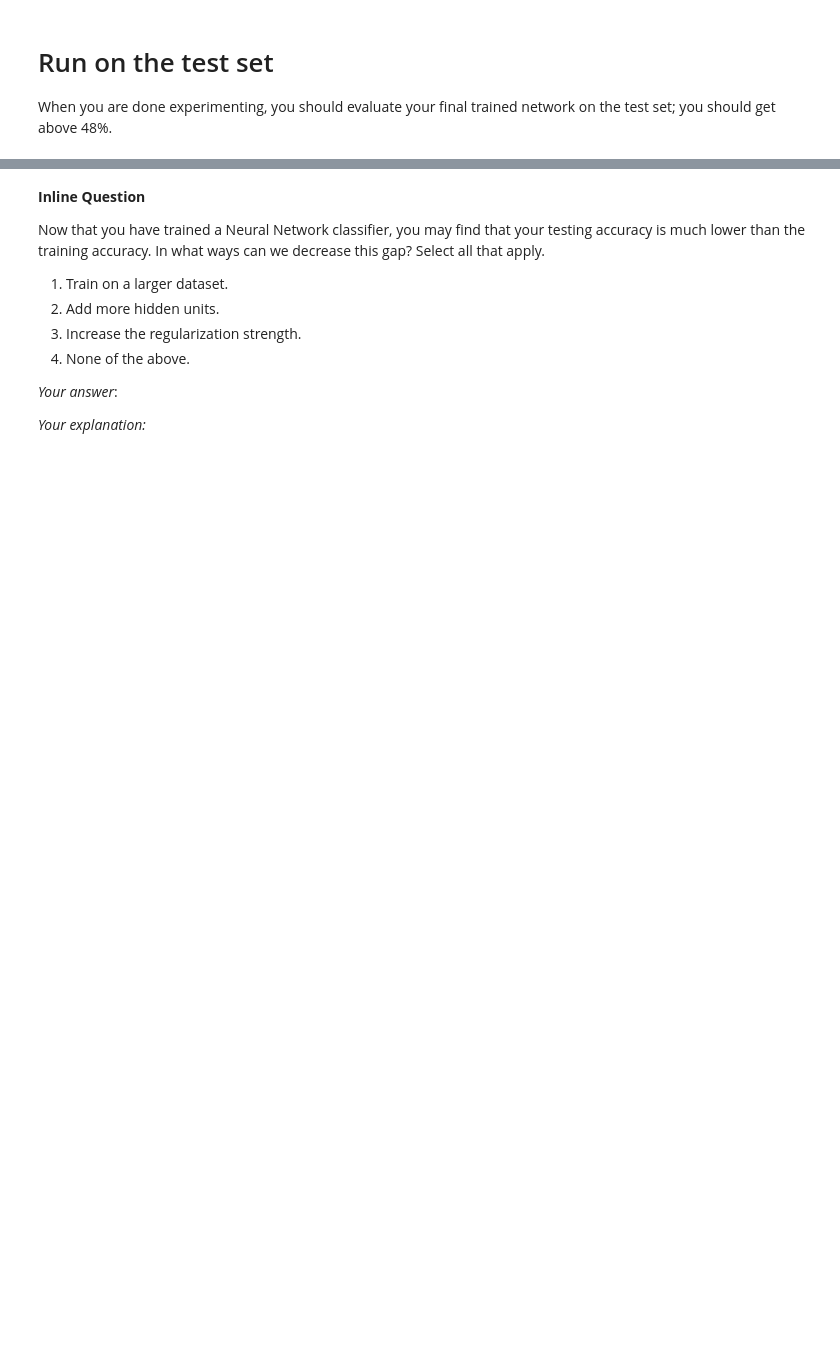
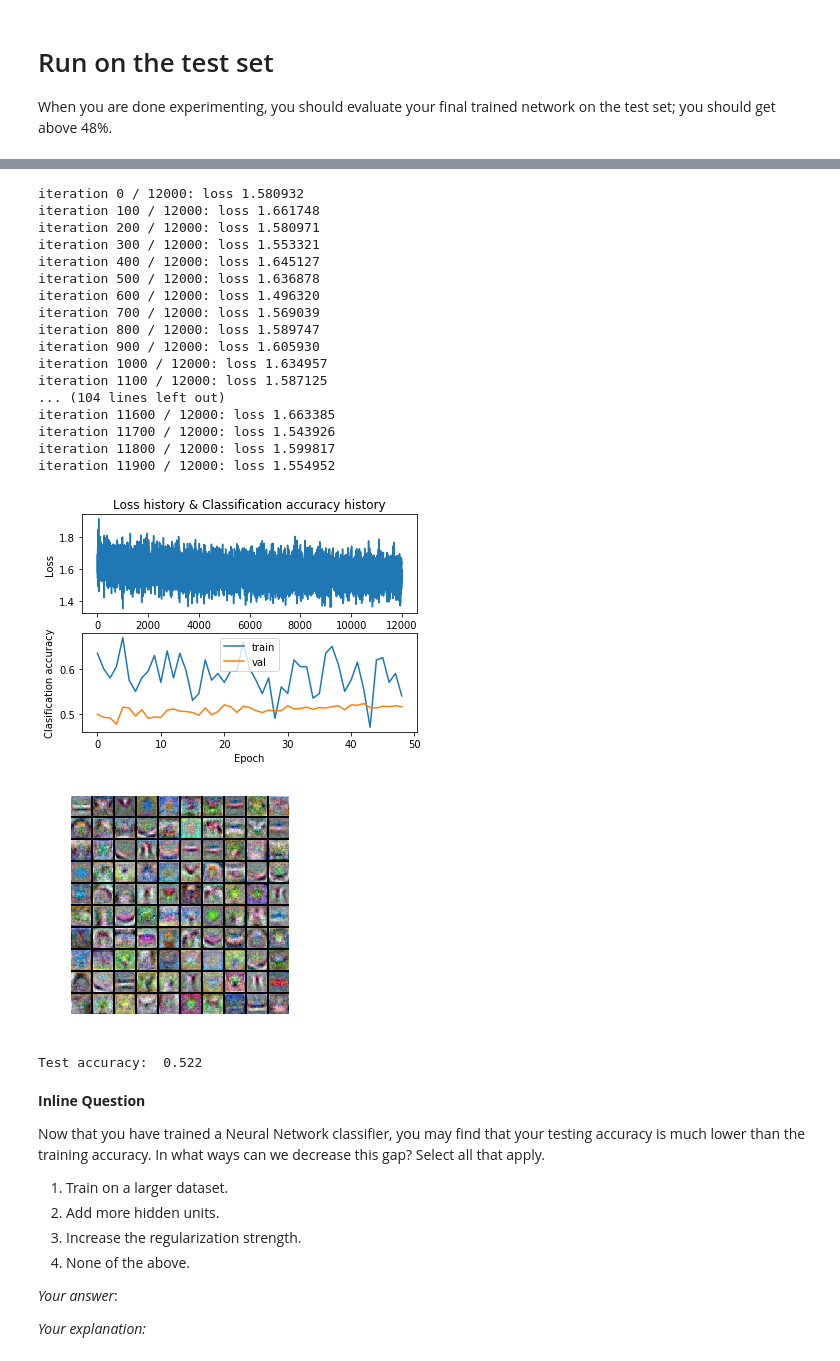
Before and after one commit to caerulea3/cs231n-201812, a Jupyter notebook: assignment1/two_layer_net.ipynb, the cells around one changed output, grey strips where cells are left out. Drawn from its saved outputs; the diff is of its cells as text; code cells hidden in the pictures; blank space fills up the shorter version.

```diff
--- a/assignment1/two_layer_net.ipynb
+++ b/assignment1/two_layer_net.ipynb
@@ -367,3 +378,33 @@ Test accuracy:  0.257
+# %%
+best_net = best_stats['best_net']
+stats = best_net.train(X_train, y_train, X_val, y_val,
+                num_iters=12000, batch_size=200,
+                learning_rate=best_stats['learning_rate'], learning_rate_decay=0.95,
+                reg=best_stats['regularization_str'], verbose=True)
+show_net_weights(best_net, stats)
+test_acc = (best_net.predict(X_test) == y_test).mean()
+print('Test accuracy: ', test_acc)
+# %% [output]
+iteration 0 / 12000: loss 1.580932
+iteration 100 / 12000: loss 1.661748
+iteration 200 / 12000: loss 1.580971
+iteration 300 / 12000: loss 1.553321
+iteration 400 / 12000: loss 1.645127
+iteration 500 / 12000: loss 1.636878
+iteration 600 / 12000: loss 1.496320
+iteration 700 / 12000: loss 1.569039
+iteration 800 / 12000: loss 1.589747
+iteration 900 / 12000: loss 1.605930
+iteration 1000 / 12000: loss 1.634957
+iteration 1100 / 12000: loss 1.587125
+... (104 lines left out)
+iteration 11600 / 12000: loss 1.663385
+iteration 11700 / 12000: loss 1.543926
+iteration 11800 / 12000: loss 1.599817
+iteration 11900 / 12000: loss 1.554952
+[figure, added]
+[figure, added]
+Test accuracy:  0.522
 # %% [markdown]
 **Inline Question**
 
```
Also changed, not shown: parts of 7 cells of this notebook, 3 other files.
